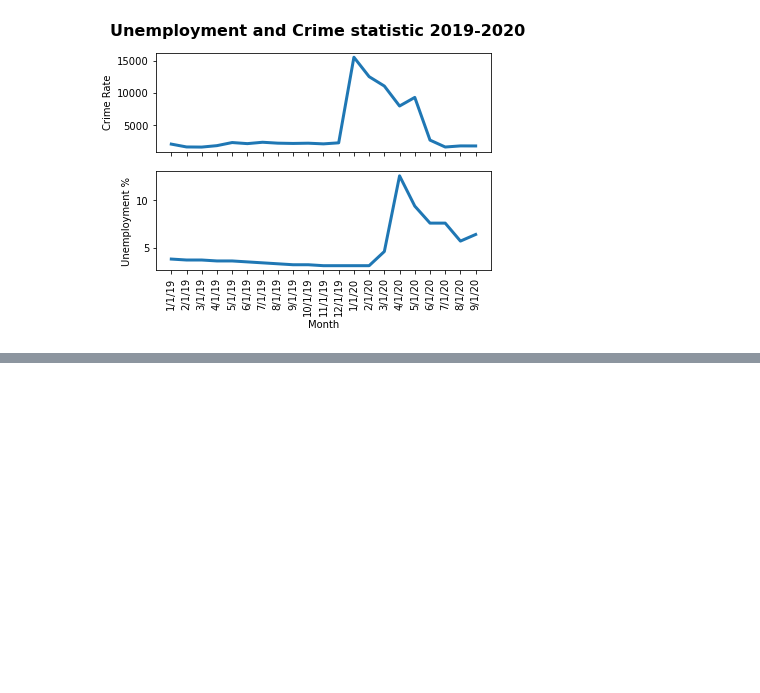
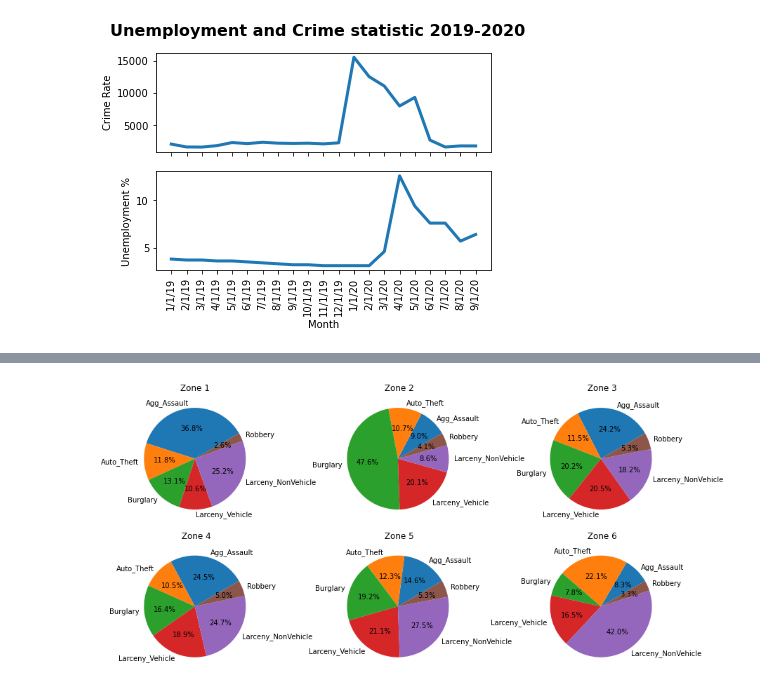
Before and after one commit to lrios215/project_1, a Jupyter notebook: Project1.ipynb, the cells around one changed output, grey strips where cells are left out. Saved outputs shown, nothing was run; the diff lists cells and outputs as text; code cells hidden in the pictures; blank space fills up the shorter version.

```diff
--- a/Project1.ipynb
+++ b/Project1.ipynb
@@ -239,0 +524,13 @@ plt.show()
+# %%
+#switching DF to foucus on zones and pie chart percent increase
+
+zones_df = pd.DataFrame(dict(
+        Zones='Zone 1; Zone 2; Zone 3; Zone 4; Zone 5; Zone 6'.split(';'),
+        Agg_Assault=[337,102,286,304,196,93],
+        Auto_Theft=[108,121,136,130,165,249],
+        Burglary=[120,540,239,204,257,88],
+        Larceny_Vehicle=[97,228,242,234,283,186],
+        Larceny_NonVehicle=[231,98,215,307,368,473],
+        Robbery=[24,46,63,62,71,37]))
+
+zones_df
@@ -239,0 +545,16 @@ plt.show()
+# %%
+fig, axes = plt.subplots(2, 3, figsize=(12, 6))
+
+explode = (0.2, 0, 0, 0, 0, 0)
+
+for i, (idx, row) in enumerate(zones_df.set_index('Zones').iterrows()):
+    ax = axes[i // 3, i % 3]
+    row = row[row.gt(row.sum() * .01)]
+    ax.pie(row, labels=row.index, startangle=30, autopct='%1.1f%%')
+    ax.set_title(idx)
+
+fig.subplots_adjust(wspace=.2)
+
+plt.tight_layout()
+# %% [output]
+[figure, added]
```
Also changed, not shown: parts of 34 cells of this notebook, 19 other files.
